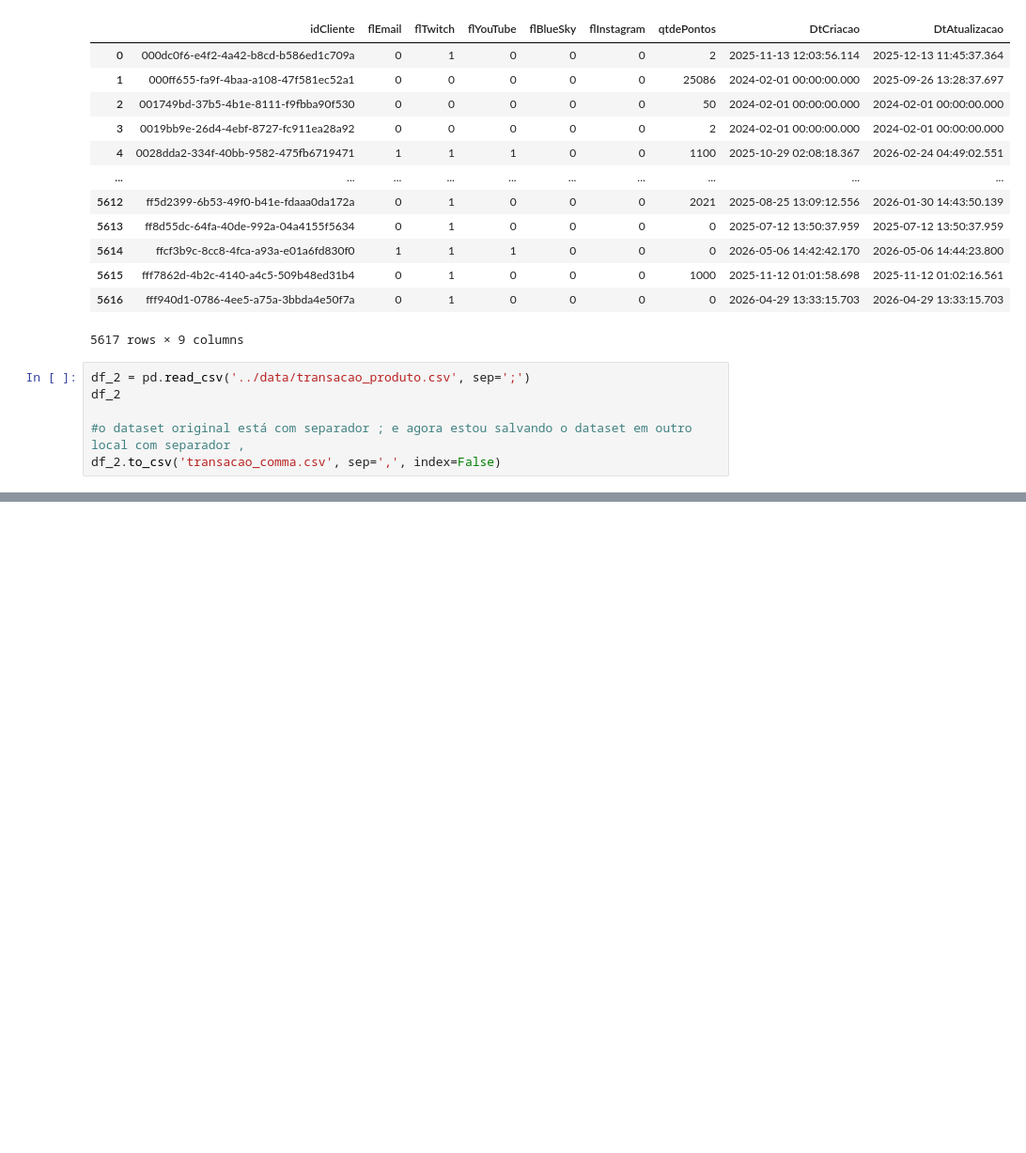
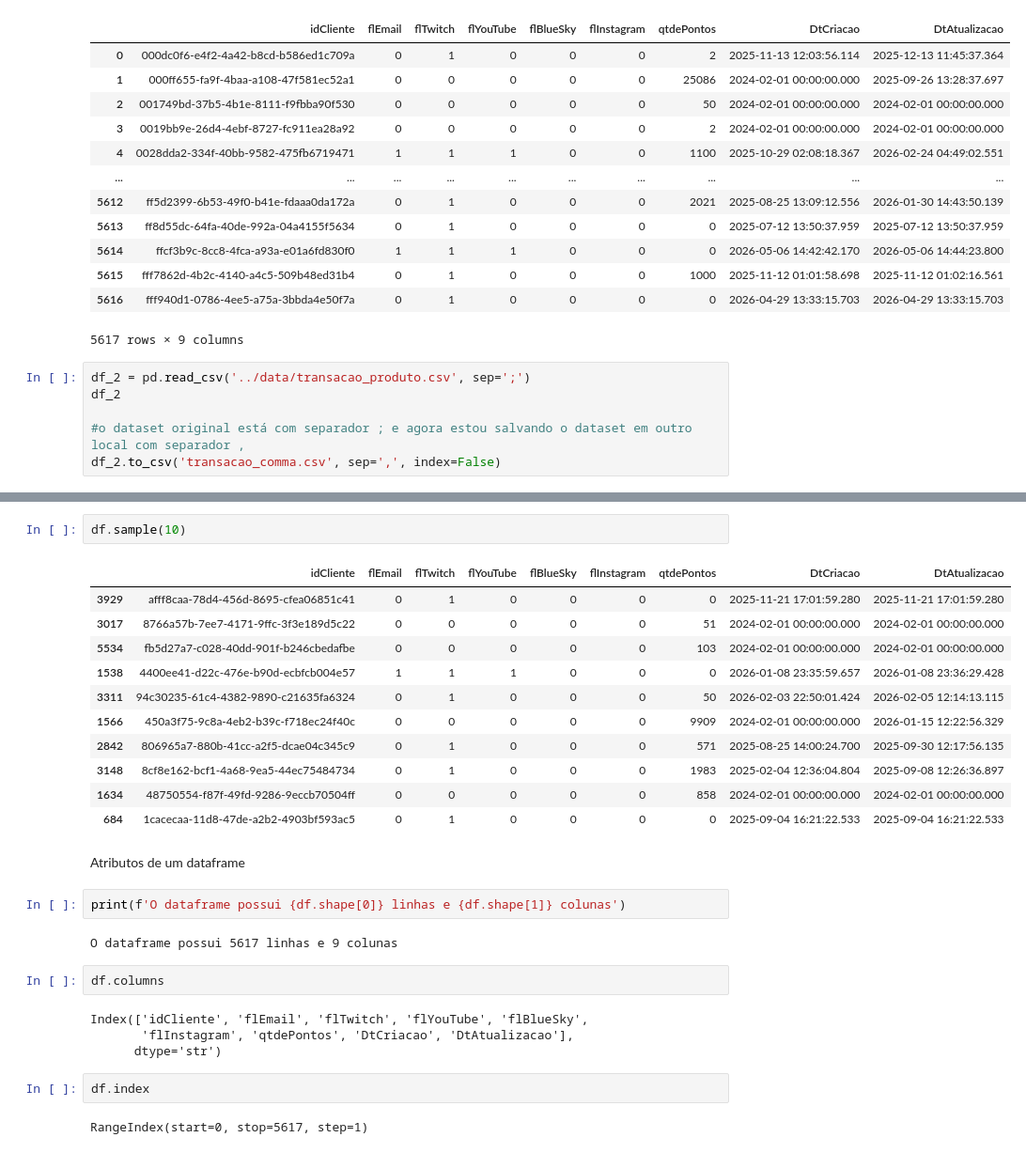
Before and after one commit to ga-lim/gabriel-estuda-dados, a Jupyter notebook: estudos-pandas/pandas_general.ipynb, the cells around one changed output, grey strips where cells are left out. Shown at 94% size. Saved outputs shown, nothing was run; the diff lists cells and outputs as text; blank space fills up the shorter version.

```diff
--- a/estudos-pandas/pandas_general.ipynb
+++ b/estudos-pandas/pandas_general.ipynb
@@ -188,0 +219,30 @@ df_2.to_csv('transacao_comma.csv', sep=',', index=False)
+# %%
+df.sample(10)
+# %% [output]
+|  | idCliente | flEmail | flTwitch | flYouTube | flBlueSky | flInstagram | qtdePontos | DtCriacao | DtAtualizacao |
+| 3929 | afff8caa-78d4-456d-8695-cfea06851c41 | 0 | 1 | 0 | 0 | 0 | 0 | 2025-11-21 17:01:59.280 | 2025-11-21 17:01:59.280 |
+| 3017 | 8766a57b-7ee7-4171-9ffc-3f3e189d5c22 | 0 | 0 | 0 | 0 | 0 | 51 | 2024-02-01 00:00:00.000 | 2024-02-01 00:00:00.000 |
+| 5534 | fb5d27a7-c028-40dd-901f-b246cbedafbe | 0 | 0 | 0 | 0 | 0 | 103 | 2024-02-01 00:00:00.000 | 2024-02-01 00:00:00.000 |
+| 1538 | 4400ee41-d22c-476e-b90d-ecbfcb004e57 | 1 | 1 | 1 | 0 | 0 | 0 | 2026-01-08 23:35:59.657 | 2026-01-08 23:36:29.428 |
+| 3311 | 94c30235-61c4-4382-9890-c21635fa6324 | 0 | 1 | 0 | 0 | 0 | 50 | 2026-02-03 22:50:01.424 | 2026-02-05 12:14:13.115 |
+| 1566 | 450a3f75-9c8a-4eb2-b39c-f718ec24f40c | 0 | 0 | 0 | 0 | 0 | 9909 | 2024-02-01 00:00:00.000 | 2026-01-15 12:22:56.329 |
+| 2842 | 806965a7-880b-41cc-a2f5-dcae04c345c9 | 0 | 1 | 0 | 0 | 0 | 571 | 2025-08-25 14:00:24.700 | 2025-09-30 12:17:56.135 |
+| 3148 | 8cf8e162-bcf1-4a68-9ea5-44ec75484734 | 0 | 1 | 0 | 0 | 0 | 1983 | 2025-02-04 12:36:04.804 | 2025-09-08 12:26:36.897 |
+| 1634 | 48750554-f87f-49fd-9286-9eccb70504ff | 0 | 0 | 0 | 0 | 0 | 858 | 2024-02-01 00:00:00.000 | 2024-02-01 00:00:00.000 |
+| 684 | 1cacecaa-11d8-47de-a2b2-4903bf593ac5 | 0 | 1 | 0 | 0 | 0 | 0 | 2025-09-04 16:21:22.533 | 2025-09-04 16:21:22.533 |
+# %% [markdown]
+Atributos de um dataframe
+# %%
+print(f'O dataframe possui {df.shape[0]} linhas e {df.shape[1]} colunas')
+# %% [output]
+O dataframe possui 5617 linhas e 9 colunas
+# %%
+df.columns
+# %% [output]
+Index(['idCliente', 'flEmail', 'flTwitch', 'flYouTube', 'flBlueSky',
+       'flInstagram', 'qtdePontos', 'DtCriacao', 'DtAtualizacao'],
+      dtype='str')
+# %%
+df.index
+# %% [output]
+RangeIndex(start=0, stop=5617, step=1)
```
Also changed, not shown: parts of 17 cells of this notebook, 1 other file.
